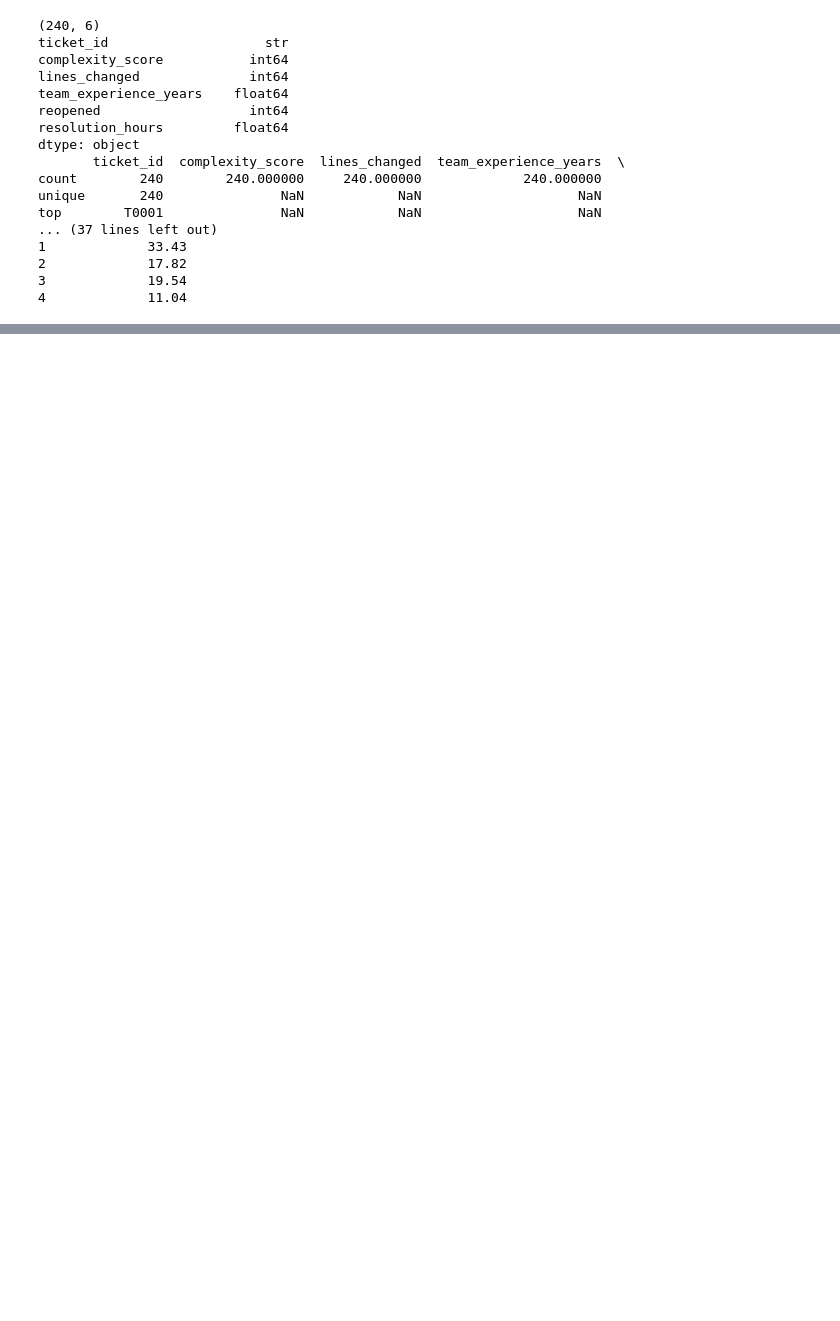
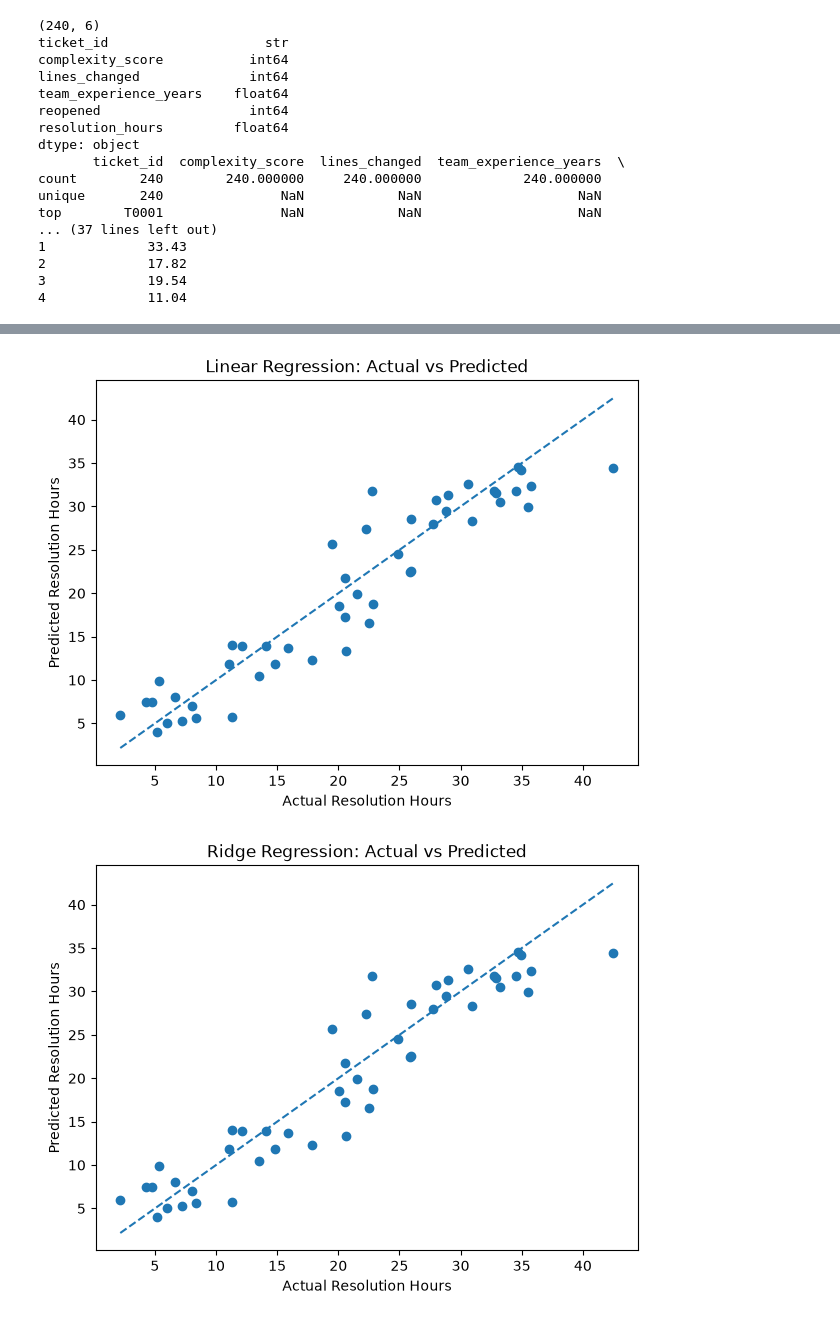
Before and after one commit to kidistm03/ml-, a Jupyter notebook: ML_Lab_3.ipynb, the cells around one changed output, grey strips where cells are left out. Drawn from its saved outputs; the diff is of its cells as text; code cells hidden in the pictures; blank space fills up the shorter version.

```diff
--- a/ML_Lab_3.ipynb
+++ b/ML_Lab_3.ipynb
@@ -66,0 +149,20 @@ ticket_id is excluded because it is just an identifier, not a meaningful measure
+# %%
+
+# Create Linear Regression model
+linear_model = LinearRegression()
+
+# Train the model
+linear_model.fit(X_train, y_train)
+
+# Make predictions
+linear_predictions = linear_model.predict(X_test)
+
+# Calculate errors
+linear_mae = mean_absolute_error(y_test, linear_predictions)
+linear_rmse = np.sqrt(mean_squared_error(y_test, linear_predictions))
+linear_r2 = r2_score(y_test, linear_predictions)
+
+# Display results
+print("Linear MAE:", linear_mae)
+print("Linear RMSE:", linear_rmse)
+print("Linear R²:", linear_r2)
@@ -66,0 +361,34 @@ ticket_id is excluded because it is just an identifier, not a meaningful measure
+# %%
+
+import matplotlib.pyplot as plt
+
+# Compare two models
+models_to_plot = [
+    ("Linear Regression", linear_predictions),
+    ("Ridge Regression", ridge_predictions)
+]
+
+for name, predictions in models_to_plot:
+    plt.figure(figsize=(7, 5))
+
+    # Actual vs predicted values
+    plt.scatter(y_test, predictions)
+
+    # Perfect prediction line
+    minimum = min(y_test.min(), predictions.min())
+    maximum = max(y_test.max(), predictions.max())
+
+    plt.plot(
+        [minimum, maximum],
+        [minimum, maximum],
+        linestyle="--"
+    )
+
+    plt.xlabel("Actual Resolution Hours")
+    plt.ylabel("Predicted Resolution Hours")
+    plt.title(name + ": Actual vs Predicted")
+
+    plt.show()
+# %% [output]
+[figure, added]
+[figure, added]
```
Also changed, not shown: parts of 23 cells of this notebook.
